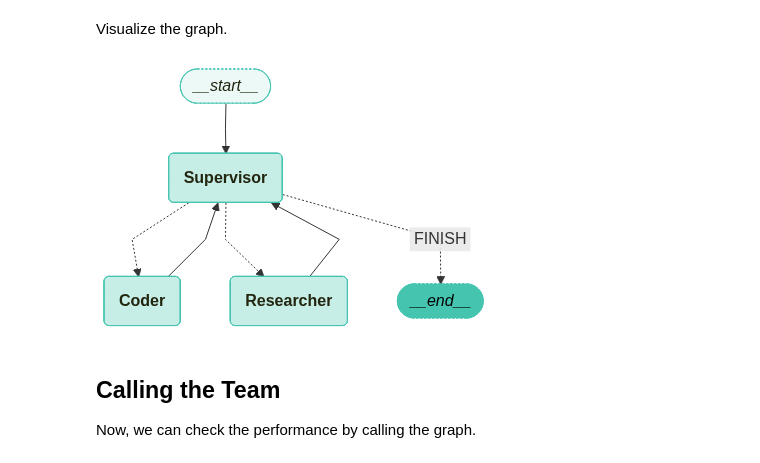
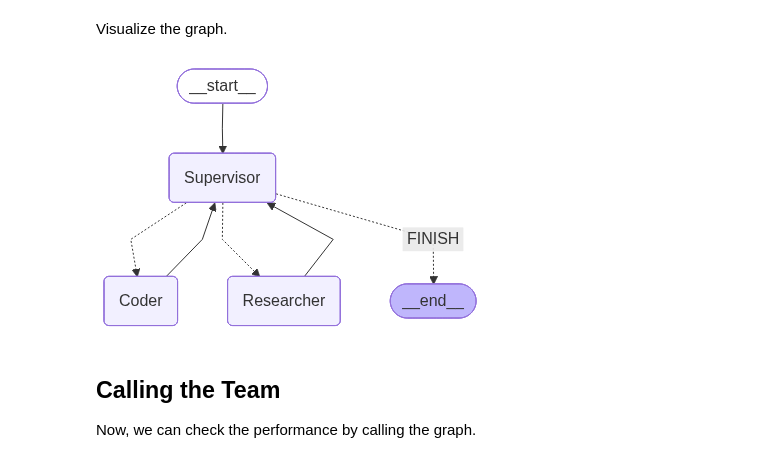
Before and after one commit to anshupandey/B6_GAAP_GCP, a Jupyter notebook: code14_LangGraph_Multi_Agent_Collaboration.ipynb, the cells around one changed output. Cells and saved outputs as stored; diff of their text form; code cells hidden in the pictures.

```diff
--- a/code14_LangGraph_Multi_Agent_Collaboration.ipynb
+++ b/code14_LangGraph_Multi_Agent_Collaboration.ipynb
@@ -656,14 +691,10 @@ Visualize the graph.
 # %%
 # sudo apt install graphviz graphviz-dev pkg-config
 # pip install pygraphviz
 from IPython.display import display,Image
-#display(Image(graph.get_graph(xray=True).draw_mermaid_png()))
+display(Image(graph.get_graph(xray=True).draw_mermaid_png()))
+# %% [output]
+[figure, added]
-# %%
-from langchain_opentutorial.graphs import visualize_graph
-
-visualize_graph(graph)
-# %% [output]
-[figure, removed]
 # %% [markdown]
 ## Calling the Team
 
```
Also changed, not shown: parts of 14 cells of this notebook.
